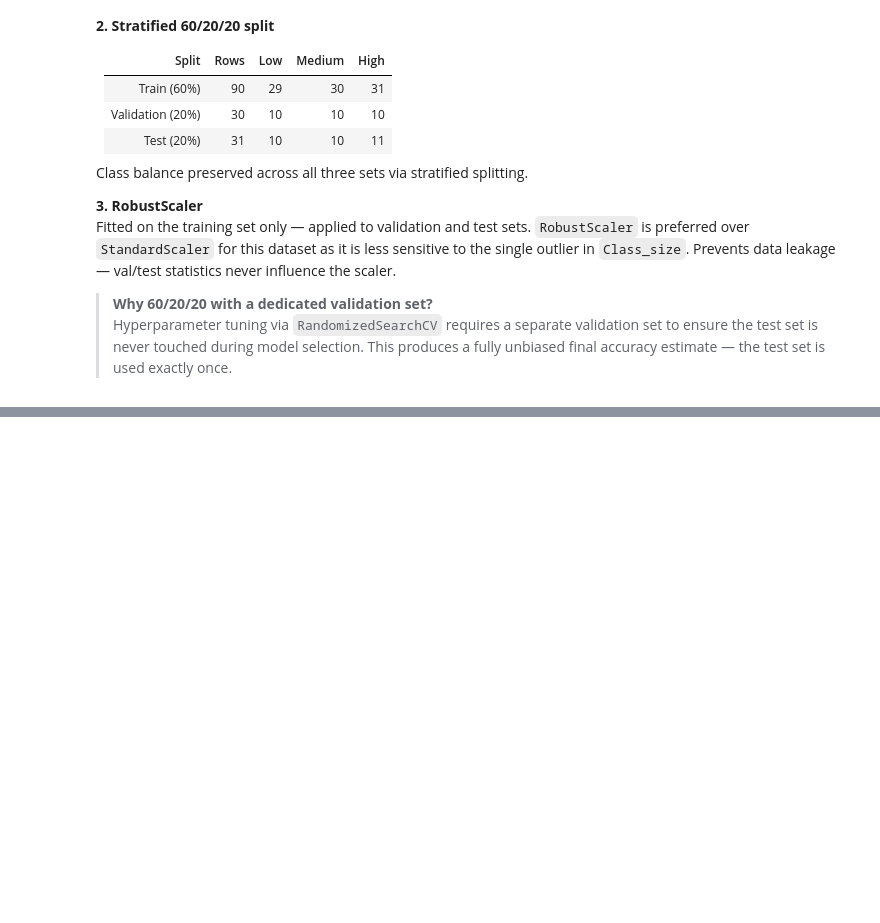
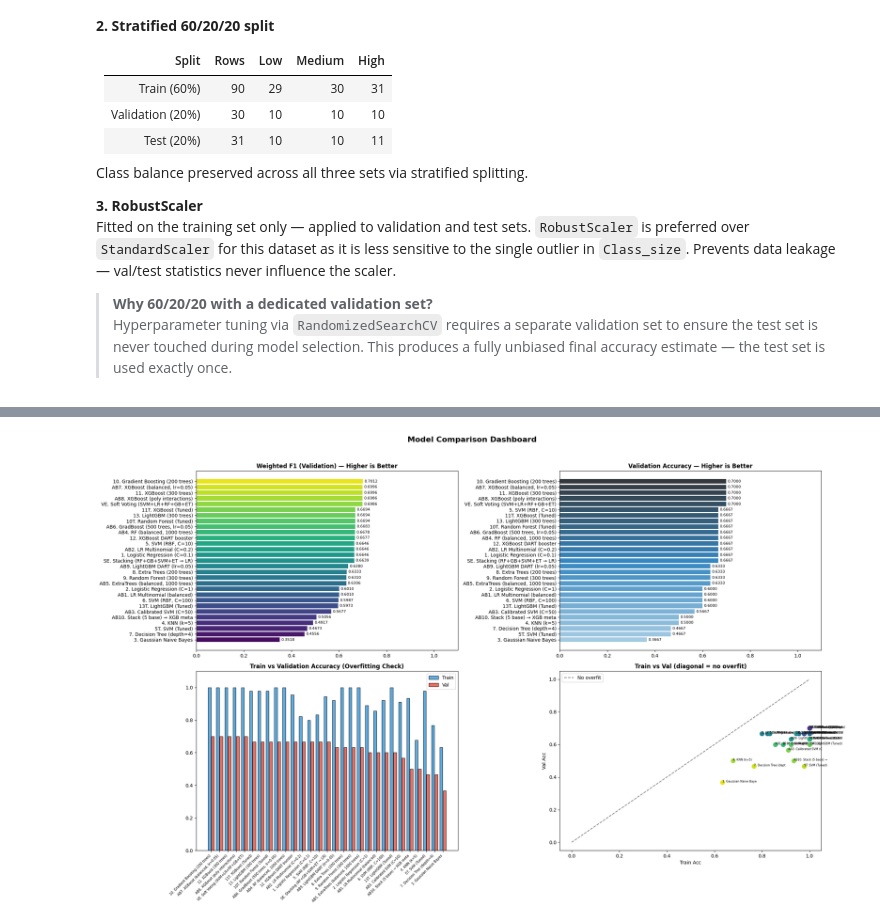
Before and after one commit to uwaiszmuhammed07-hash/teaching-assistance-ml-project, a Jupyter notebook: PRCP-1026-TeachingAssistance.ipynb, the cells around one changed output, grey strips where cells are left out. Cells and saved outputs as stored; diff of their text form; code cells hidden in the pictures; blank space fills up the shorter version.

```diff
--- a/PRCP-1026-TeachingAssistance.ipynb
+++ b/PRCP-1026-TeachingAssistance.ipynb
@@ -863,0 +1082,4 @@ Fitted on the training set only — applied to validation and test sets. `Robust
+# %%
+TUNE=True; CV_FOLDS=5; N_ITER=40
+skf = StratifiedKFold(n_splits=CV_FOLDS, shuffle=True, random_state=42)
+print(f'Tuning={TUNE} | Folds={CV_FOLDS} (Stratified) | Iterations={N_ITER}')
@@ -863,0 +1489,12 @@ Fitted on the training set only — applied to validation and test sets. `Robust
+# %%
+# Re-sort results including all boosting strategy models
+results_df = pd.DataFrame(results).T.sort_values('F1_val', ascending=False)
+results_df.index.name = 'Model'
+
+print('\n' + '='*110)
+print('  MODEL COMPARISON REPORT — Ranked by Weighted F1 (Validation)')
+print('='*110)
+print(results_df[['Acc_train','Acc_val','F1_val','Fit_time','Scaled']].to_string())
+print('='*110)
+print(f'\nBest by Accuracy : {results_df["Acc_val"].idxmax()}  →  {results_df["Acc_val"].max():.4f}')
+print(f'Best by F1       : {results_df["F1_val"].idxmax()}  →  {results_df["F1_val"].max():.4f}')
@@ -863,0 +1578,41 @@ Fitted on the training set only — applied to validation and test sets. `Robust
+# %%
+fig, axes = plt.subplots(2, 2, figsize=(22, 14))
+fig.suptitle('Model Comparison Dashboard', fontsize=16, fontweight='bold')
+palette_v = sns.color_palette('viridis', len(results_df))
+
+# F1 validation
+f1_s = results_df['F1_val'].sort_values()
+b1 = axes[0,0].barh(f1_s.index, f1_s.values, color=palette_v)
+axes[0,0].set_title('Weighted F1 (Validation) — Higher is Better', fontweight='bold')
+axes[0,0].bar_label(b1, fmt='%.4f', padding=3, fontsize=8)
+axes[0,0].set_xlim(0, 1.1)
+
+# Accuracy validation
+acc_s = results_df['Acc_val'].sort_values()
+b2 = axes[0,1].barh(acc_s.index, acc_s.values, color=sns.color_palette('Blues_d', len(results_df)))
+axes[0,1].set_title('Validation Accuracy — Higher is Better', fontweight='bold')
+axes[0,1].bar_label(b2, fmt='%.4f', padding=3, fontsize=8)
+axes[0,1].set_xlim(0, 1.1)
+
+# Train vs Val
+x_pos = np.arange(len(results_df))
+axes[1,0].bar(x_pos-0.2, results_df['Acc_train'], 0.35, label='Train', color='#3498db', alpha=0.8, edgecolor='black')
+axes[1,0].bar(x_pos+0.2, results_df['Acc_val'],   0.35, label='Val',   color='#e74c3c', alpha=0.8, edgecolor='black')
+axes[1,0].set_xticks(x_pos)
+axes[1,0].set_xticklabels(results_df.index, rotation=45, ha='right', fontsize=7)
+axes[1,0].set_title('Train vs Validation Accuracy (Overfitting Check)', fontweight='bold')
+axes[1,0].legend(); axes[1,0].set_ylim(0, 1.1)
+
+# Scatter overfit
+for j,(model_name,row) in enumerate(results_df.iterrows()):
+    axes[1,1].scatter(row['Acc_train'], row['Acc_val'], color=palette_v[j%len(palette_v)], s=80, zorder=3)
+    axes[1,1].annotate(model_name[:22], (row['Acc_train'], row['Acc_val']), fontsize=6, ha='left')
+axes[1,1].plot([0,1],[0,1],'k--', alpha=0.5, label='No overfit')
+axes[1,1].set_title('Train vs Val (diagonal = no overfit)', fontweight='bold')
+axes[1,1].set_xlabel('Train Acc'); axes[1,1].set_ylabel('Val Acc')
+axes[1,1].legend()
+plt.tight_layout(rect=[0, 0, 1, 0.96])
+plt.savefig("outputs/Model Comparison Dashboard.png", dpi=300, bbox_inches="tight")
+plt.show()
+# %% [output]
+[figure, added]
```
Also changed, not shown: parts of 33 cells of this notebook.
